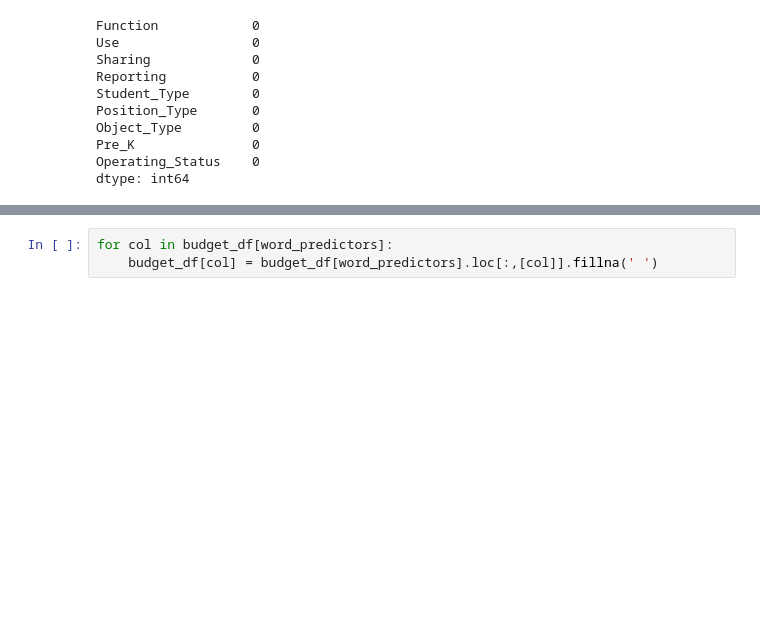
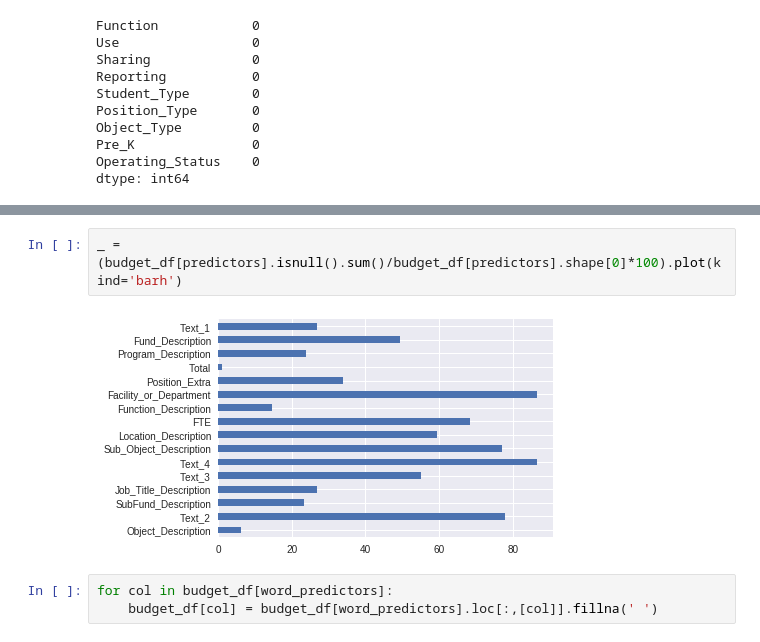
Before and after one commit to Uyentruong236/DSI_Capstone-Education_Budget_Classification, a Jupyter notebook: ipynb/01_EDA_1.ipynb, the cells around one changed output, grey strips where cells are left out. Drawn from its saved outputs; the diff is of its cells as text; blank space fills up the shorter version.

```diff
--- a/ipynb/01_EDA_1.ipynb
+++ b/ipynb/01_EDA_1.ipynb
@@ -147,6 +96,10 @@ Text_2                    312060
 Facility_or_Department    346391
 Text_4                    346531
 dtype: int64
+# %%
+_ = (budget_df[predictors].isnull().sum()/budget_df[predictors].shape[0]*100).plot(kind='barh')
+# %% [output]
+[figure, added]
 # %%
 for col in budget_df[word_predictors]:
     budget_df[col] = budget_df[word_predictors].loc[:,[col]].fillna(' ')
```
Also changed, not shown: parts of 37 cells of this notebook, 3 other files.
